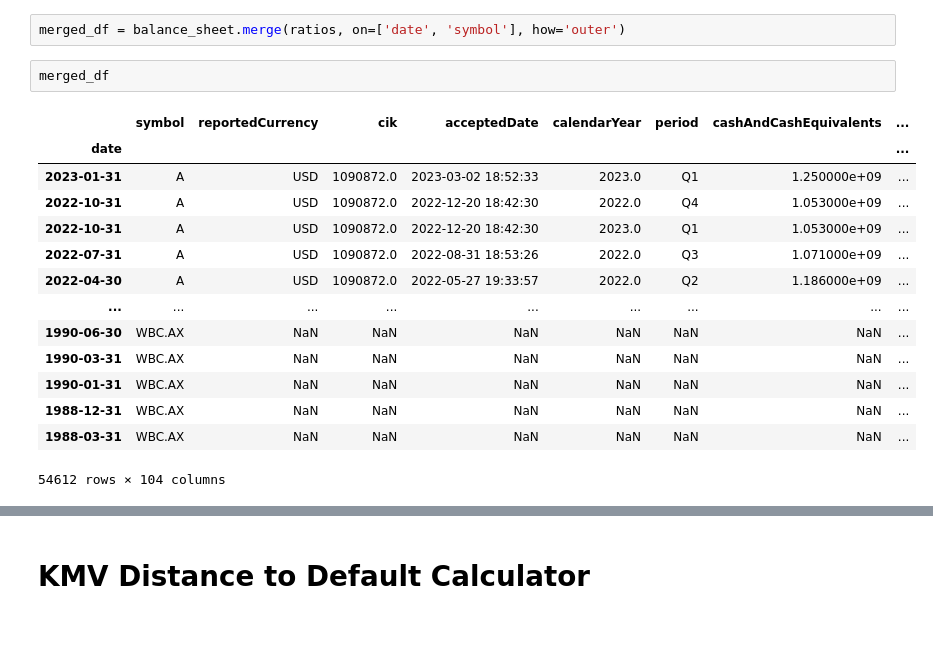
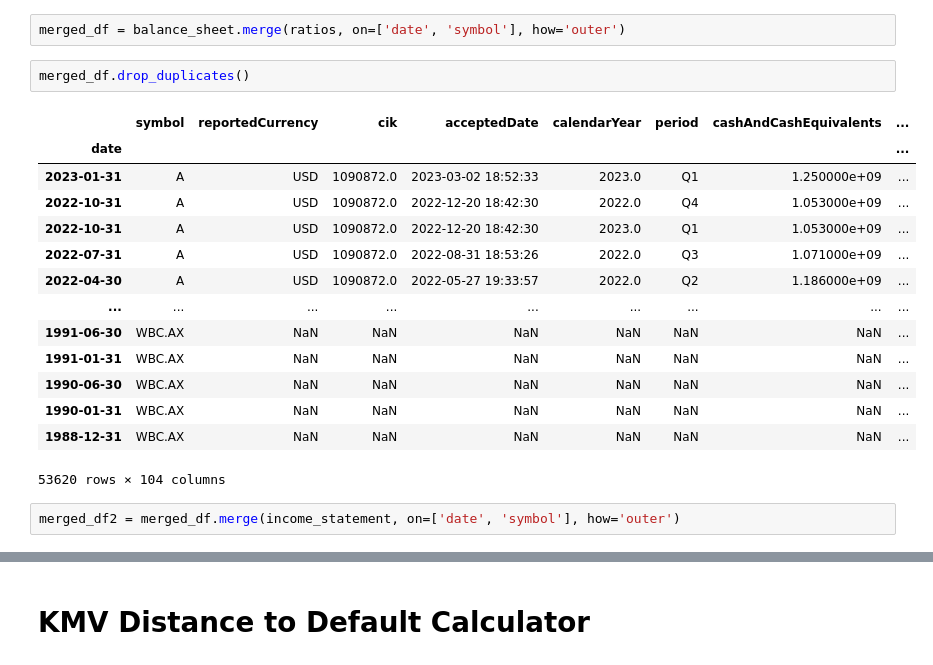
Before and after one commit to veeyuen/credit-spreads, a Jupyter notebook: build_dataframe.ipynb, the cells around one changed output, grey strips where cells are left out. Cells and saved outputs as stored; diff of their text form; blank space fills up the shorter version.

```diff
--- a/build_dataframe.ipynb
+++ b/build_dataframe.ipynb
@@ -512,19 +629,21 @@ df
 # %%
 merged_df = balance_sheet.merge(ratios, on=['date', 'symbol'], how='outer')
 # %%
-merged_df
+merged_df.drop_duplicates()
 # %% [output]
 |  | symbol | reportedCurrency | cik | acceptedDate | calendarYear | period | cashAndCashEquivalents | ... |
 | date |  |  |  |  |  |  |  | ... |
 | 2023-01-31 | A | USD | 1090872.0 | 2023-03-02 18:52:33 | 2023.0 | Q1 | 1.250000e+09 | ... |
 | 2022-10-31 | A | USD | 1090872.0 | 2022-12-20 18:42:30 | 2022.0 | Q4 | 1.053000e+09 | ... |
 | 2022-10-31 | A | USD | 1090872.0 | 2022-12-20 18:42:30 | 2023.0 | Q1 | 1.053000e+09 | ... |
 | 2022-07-31 | A | USD | 1090872.0 | 2022-08-31 18:53:26 | 2022.0 | Q3 | 1.071000e+09 | ... |
 | 2022-04-30 | A | USD | 1090872.0 | 2022-05-27 19:33:57 | 2022.0 | Q2 | 1.186000e+09 | ... |
 | ... | ... | ... | ... | ... | ... | ... | ... | ... |
+| 1991-06-30 | WBC.AX | NaN | NaN | NaN | NaN | NaN | NaN | ... |
+| 1991-01-31 | WBC.AX | NaN | NaN | NaN | NaN | NaN | NaN | ... |
 | 1990-06-30 | WBC.AX | NaN | NaN | NaN | NaN | NaN | NaN | ... |
-| 1990-03-31 | WBC.AX | NaN | NaN | NaN | NaN | NaN | NaN | ... |
 | 1990-01-31 | WBC.AX | NaN | NaN | NaN | NaN | NaN | NaN | ... |
 | 1988-12-31 | WBC.AX | NaN | NaN | NaN | NaN | NaN | NaN | ... |
-| 1988-03-31 | WBC.AX | NaN | NaN | NaN | NaN | NaN | NaN | ... |
-54612 rows × 104 columns
+53620 rows × 104 columns
+# %%
+merged_df2 = merged_df.merge(income_statement, on=['date', 'symbol'], how='outer')
```
Also changed, not shown: parts of 16 cells of this notebook.
